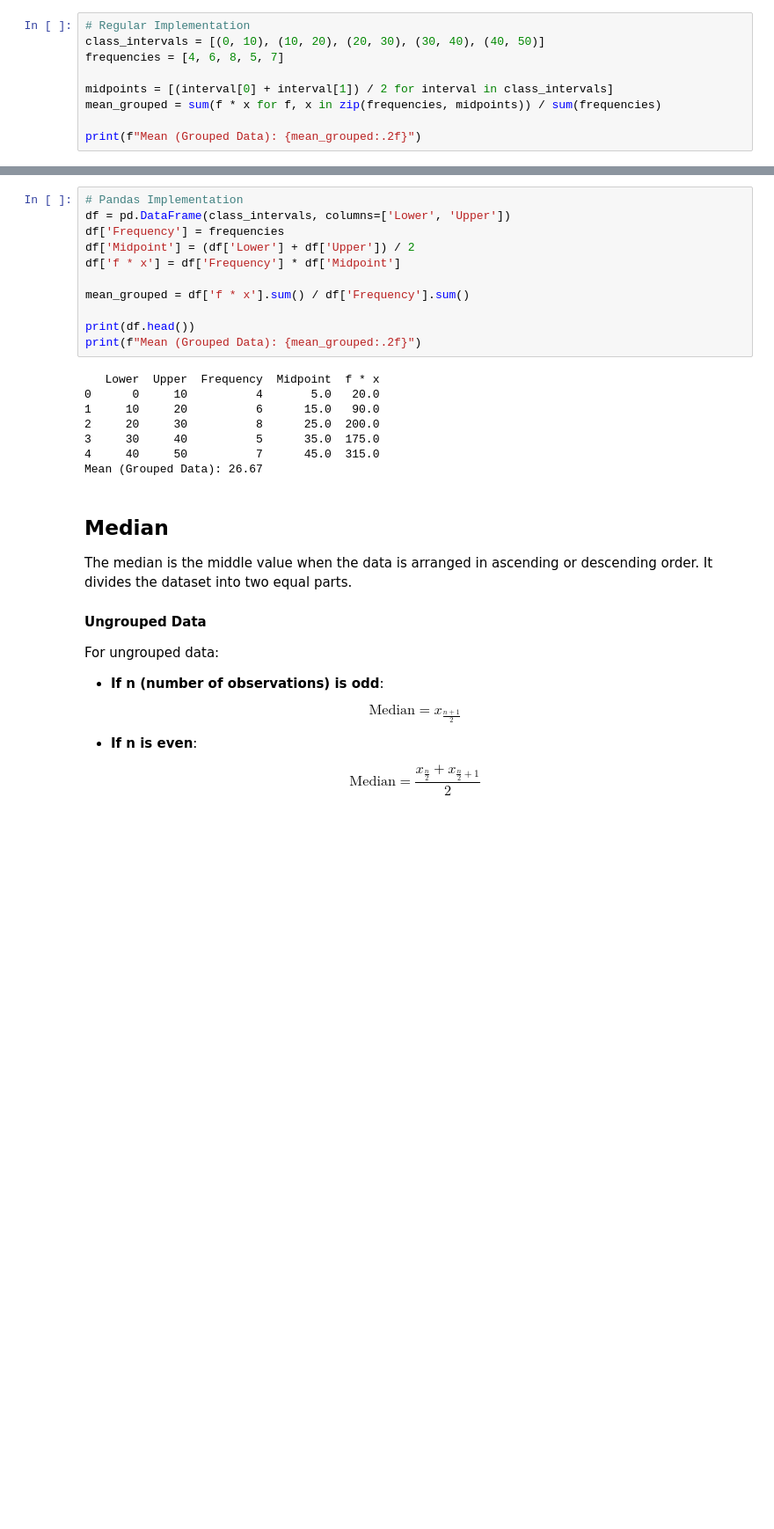
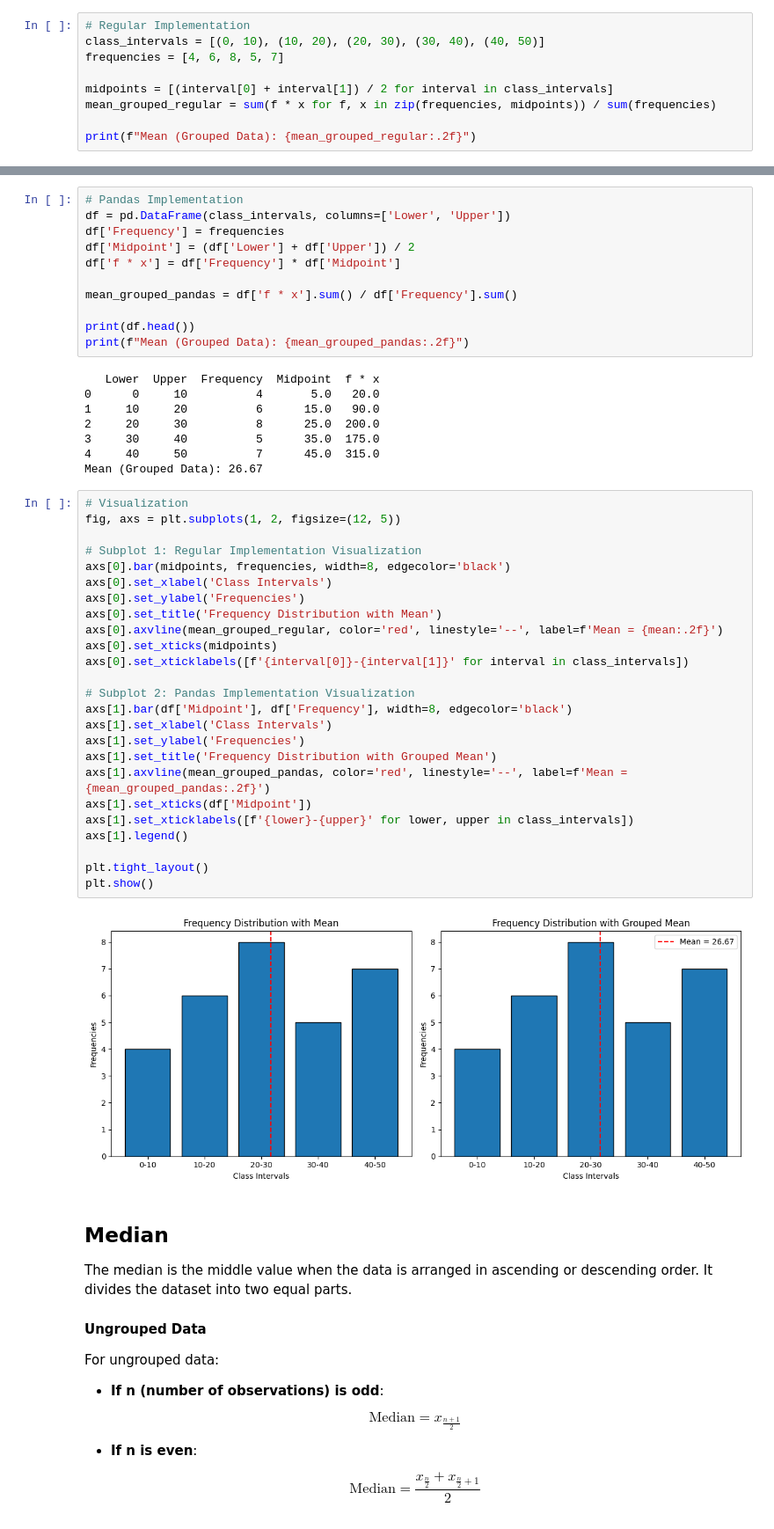
Before and after one commit to imranhasan22/handbook_imran, a Jupyter notebook: ai/Statistics.ipynb, the cells around one changed output, grey strips where cells are left out. Shown: that part at 88% size. Cells and saved outputs as stored; diff of their text form; blank space fills up the shorter version.

```diff
--- a/ai/Statistics.ipynb
+++ b/ai/Statistics.ipynb
@@ -314,9 +367,9 @@ class_intervals = [(0, 10), (10, 20), (20, 30), (30, 40), (40, 50)]
 frequencies = [4, 6, 8, 5, 7]
 
 midpoints = [(interval[0] + interval[1]) / 2 for interval in class_intervals]
-mean_grouped = sum(f * x for f, x in zip(frequencies, midpoints)) / sum(frequencies)
+mean_grouped_regular = sum(f * x for f, x in zip(frequencies, midpoints)) / sum(frequencies)
 
-print(f"Mean (Grouped Data): {mean_grouped:.2f}")
+print(f"Mean (Grouped Data): {mean_grouped_regular:.2f}")
 # %% [output]
 Mean (Grouped Data): 26.67
 # %%
@@ -326,10 +379,10 @@ df['Frequency'] = frequencies
 df['Midpoint'] = (df['Lower'] + df['Upper']) / 2
 df['f * x'] = df['Frequency'] * df['Midpoint']
 
-mean_grouped = df['f * x'].sum() / df['Frequency'].sum()
+mean_grouped_pandas = df['f * x'].sum() / df['Frequency'].sum()
 
 print(df.head())
-print(f"Mean (Grouped Data): {mean_grouped:.2f}")
+print(f"Mean (Grouped Data): {mean_grouped_pandas:.2f}")
 # %% [output]
    Lower  Upper  Frequency  Midpoint  f * x
 0      0     10          4       5.0   20.0
@@ -338,6 +391,33 @@ print(f"Mean (Grouped Data): {mean_grouped:.2f}")
 3     30     40          5      35.0  175.0
 4     40     50          7      45.0  315.0
 Mean (Grouped Data): 26.67
+# %%
+# Visualization
+fig, axs = plt.subplots(1, 2, figsize=(12, 5))
+
+# Subplot 1: Regular Implementation Visualization
+axs[0].bar(midpoints, frequencies, width=8, edgecolor='black')
+axs[0].set_xlabel('Class Intervals')
+axs[0].set_ylabel('Frequencies')
+axs[0].set_title('Frequency Distribution with Mean')
+axs[0].axvline(mean_grouped_regular, color='red', linestyle='--', label=f'Mean = {mean:.2f}')
+axs[0].set_xticks(midpoints)
+axs[0].set_xticklabels([f'{interval[0]}-{interval[1]}' for interval in class_intervals])
+
+# Subplot 2: Pandas Implementation Visualization
+axs[1].bar(df['Midpoint'], df['Frequency'], width=8, edgecolor='black')
+axs[1].set_xlabel('Class Intervals')
+axs[1].set_ylabel('Frequencies')
+axs[1].set_title('Frequency Distribution with Grouped Mean')
+axs[1].axvline(mean_grouped_pandas, color='red', linestyle='--', label=f'Mean = {mean_grouped_pandas:.2f}')
+axs[1].set_xticks(df['Midpoint'])
+axs[1].set_xticklabels([f'{lower}-{upper}' for lower, upper in class_intervals])
+axs[1].legend()
+
+plt.tight_layout()
+plt.show()
+# %% [output]
+[figure, added]
 # %% [markdown]
 ## Median
 The median is the middle value when the data is arranged in ascending or descending order. It divides the dataset into two equal parts.
```
Also changed, not shown: parts of 21 cells of this notebook.
